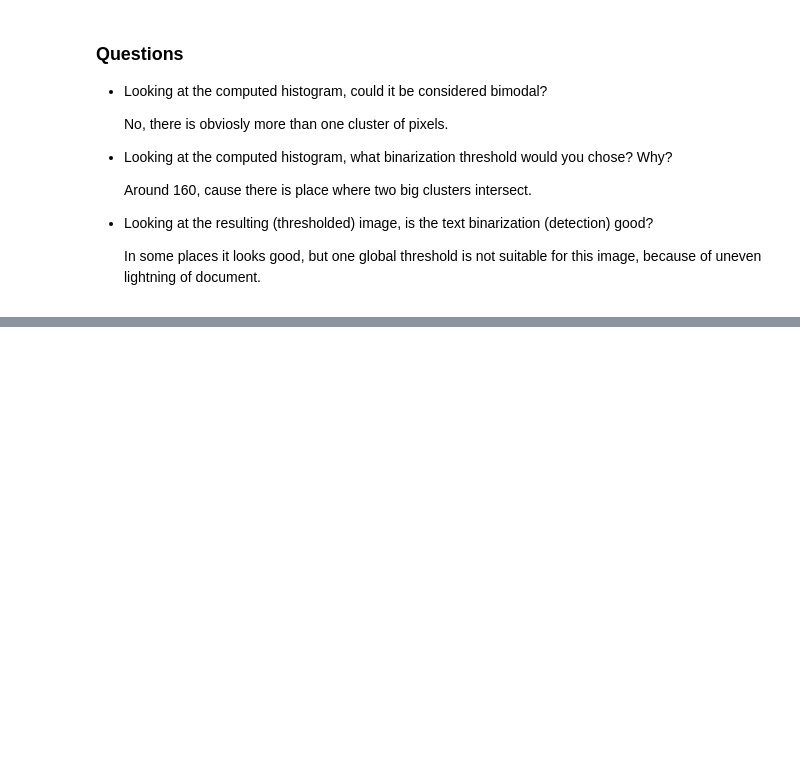
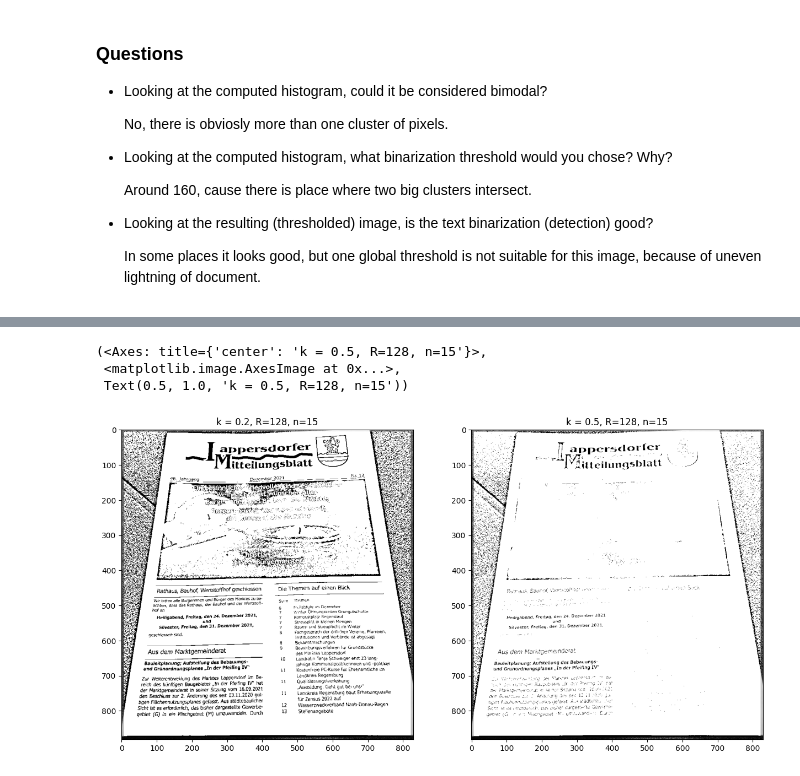
Before and after one commit to Yui-Ezic/computer-vision-homeworks, a Jupyter notebook: lesson-8/homework/Homework.ipynb, the cells around one changed output, grey strips where cells are left out. Saved outputs shown, nothing was run; the diff lists cells and outputs as text; code cells hidden in the pictures; blank space fills up the shorter version.

```diff
--- a/lesson-8/homework/Homework.ipynb
+++ b/lesson-8/homework/Homework.ipynb
@@ -97,0 +124,8 @@ plt.subplot(122), plt.imshow(img > opt_th, cmap='gray')
+# %%
+plt.subplot(121), plt.imshow(sauvola_threshold(img, 7, 128, 0.2), cmap='gray'), plt.title('k = 0.2, R=128, n=15')
+plt.subplot(122), plt.imshow(sauvola_threshold(img, 7, 128, 0.5), cmap='gray'), plt.title('k = 0.5, R=128, n=15')
+# %% [output]
+(<Axes: title={'center': 'k = 0.5, R=128, n=15'}>,
+ <matplotlib.image.AxesImage at 0x...>,
+ Text(0.5, 1.0, 'k = 0.5, R=128, n=15'))
+[figure, added]
```
Also changed, not shown: parts of 3 cells of this notebook.
